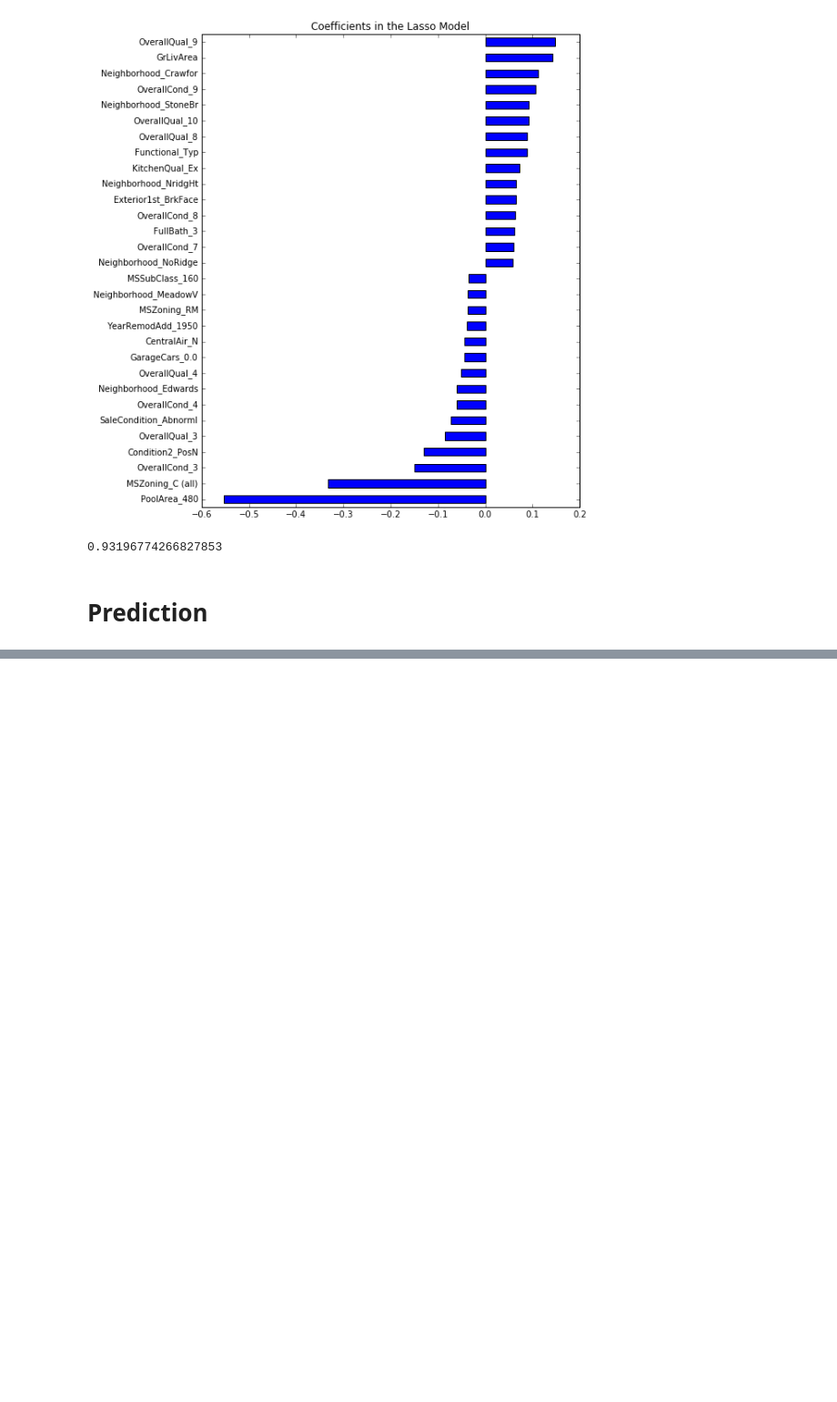
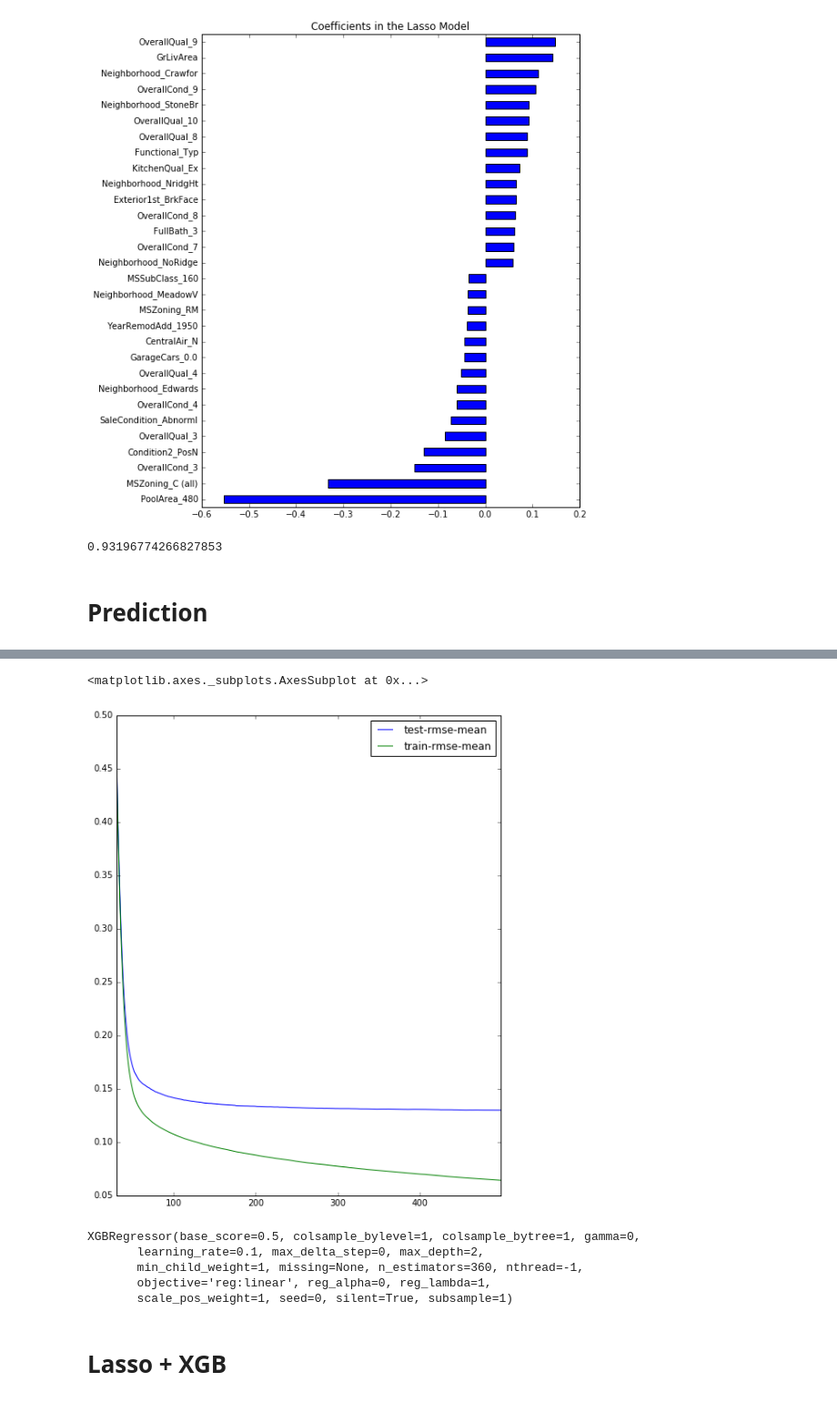
Before and after one commit to tzyk777/kaggle, a Jupyter notebook: house prices/formal_lasso.ipynb, the cells around one changed output, grey strips where cells are left out. Shown: that part at 91% size. Cells and saved outputs as stored; diff of their text form; code cells hidden in the pictures; blank space fills up the shorter version.

```diff
--- a/house prices/formal_lasso.ipynb
+++ b/house prices/formal_lasso.ipynb
@@ -144,0 +154,20 @@ predictions.to_csv('better_lasso.csv')
+# %%
+dtrain = xgb.DMatrix(train_X, label=train_Y)
+dtest = xgb.DMatrix(test_X)
+
+params = {'max_depth': 2, 'eta': 0.1}
+model = xgb.cv(params, dtrain, num_boost_round=500, early_stopping_rounds=500)
+# %%
+model.loc[30:, ['test-rmse-mean', 'train-rmse-mean']].plot()
+# %% [output]
+<matplotlib.axes._subplots.AxesSubplot at 0x...>
+[figure, added]
+# %%
+model_xgb = xgb.XGBRegressor(n_estimators=360, max_depth=2, learning_rate=0.1)
+model_xgb.fit(train_X, train_Y)
+# %% [output]
+XGBRegressor(base_score=0.5, colsample_bylevel=1, colsample_bytree=1, gamma=0,
+       learning_rate=0.1, max_delta_step=0, max_depth=2,
+       min_child_weight=1, missing=None, n_estimators=360, nthread=-1,
+       objective='reg:linear', reg_alpha=0, reg_lambda=1,
+       scale_pos_weight=1, seed=0, silent=True, subsample=1)
@@ -144,0 +180,2 @@ predictions.to_csv('better_lasso.csv')
+# %% [markdown]
+# Lasso + XGB
```
Also changed, not shown: parts of 12 cells of this notebook.
